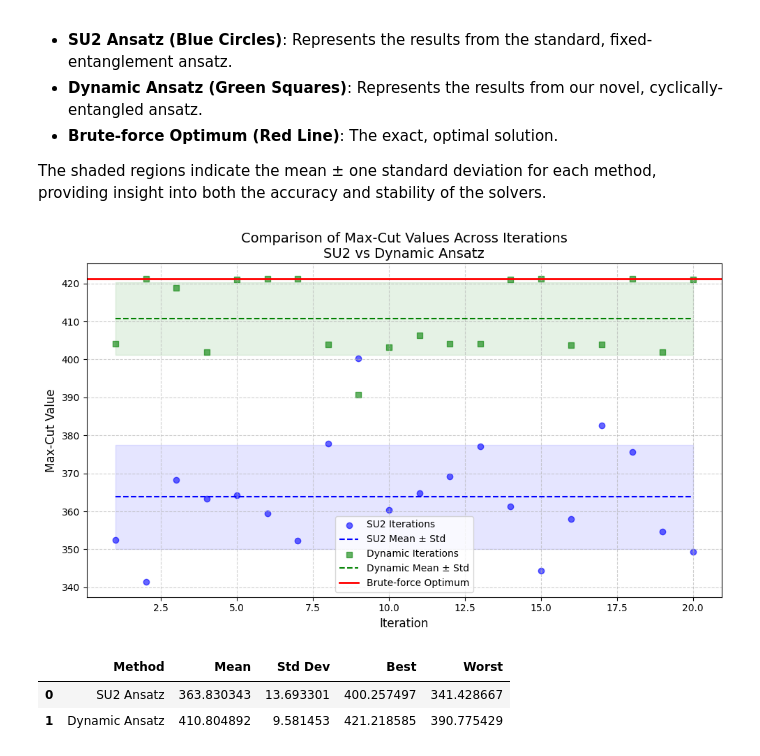
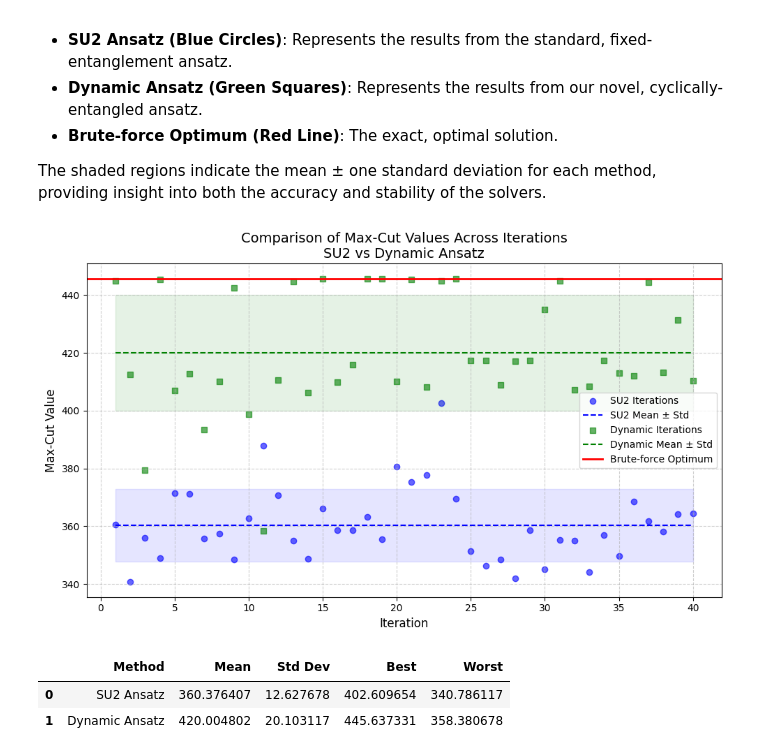
Before and after one commit to alan-ajay/Summer-internship-2025, a Jupyter notebook: ansatz_engineering.ipynb, the cells around one changed output. Saved outputs shown, nothing was run; the diff lists cells and outputs as text; code cells hidden in the pictures.

```diff
--- a/ansatz_engineering.ipynb
+++ b/ansatz_engineering.ipynb
@@ -932,7 +932,7 @@ The function executes the following steps to provide a clear performance benchma
     * It calculates the **approximation ratio** (`Quantum Cut / Classical Cut`) to quantify how close the VQE result is to the optimal solution.
     * Finally, it generates visualizations of the graph partitions found by both methods.
 # %%
-def compare_quantum_vs_bruteforce(num_nodes=8, graph_type='complete', reps=1, max_iter=20):
+def compare_quantum_vs_bruteforce(num_nodes, graph_type='complete', reps=1, max_iter=20):
     print("=== Quantum vs Classical Max-Cut Comparison ===\n")
 
     # Step 1: Create graph
@@ -950,7 +950,7 @@ def compare_quantum_vs_bruteforce(num_nodes=8, graph_type='complete', reps=1, ma
     cut_values = quantum_solver.sample_solutions(
         quantum_result['ansatz'],
         quantum_result['parameters'],
-        shots=1024
+        shots=50
     )
 
     # Find best bitstring among samples
@@ -988,11 +988,11 @@ def compare_quantum_vs_bruteforce(num_nodes=8, graph_type='complete', reps=1, ma
         'bitstring_quantum': best_bitstring,
         'bitstring_classical': classical_result['bitstring'],
         'Quantum Solver': quantum_solver,
-        'Graph': graph
+        'Graph': graph,
     }
 
 # Run comparison
-results = compare_quantum_vs_bruteforce(num_nodes=7, graph_type='complete', reps=1, max_iter=40)
+results = compare_quantum_vs_bruteforce(num_nodes=8, graph_type='complete', reps=1, max_iter=40)
 # %% [output]
 === Quantum vs Classical Max-Cut Comparison ===
 
@@ -1024,5 +1024,10 @@ results
  'Quantum Solver': <__main__.MaxCutDynamicSolver at 0x...>,
  'Graph': <networkx.classes.graph.Graph at 0x...>}
+# %%
+qs = results['Quantum Solver']
+quantum_result = qs.results
+quantum_cut_values = [-i['expectation_value'] for i in quantum_result]
+actual_cut = results['classical_cut']
 # %% [markdown]
 ## Quantum Baseline: Fixed `EfficientSU2` Ansatz
 
@@ -1147,7 +1153,7 @@ Optimized Parameters: [3.31440409 5.77735848 2.85312114 6.17180594 0.40047392 2.
 import matplotlib.pyplot as plt
 
 # Number of repetitions
-num_runs = 20
+num_runs = 40
 cut_values = []
 
 for i in range(num_runs):
@@ -1190,22 +1196,12 @@ import numpy as np
 import pandas as pd
 import matplotlib.pyplot as plt
 
-su2_values = [np.float64(352.3816960476825), np.float64(341.42866692781257),
-              np.float64(368.23460539084357), np.float64(363.3999785266488), np.float64(364.22143170809346), np.float64(359.37241452403276),
-              np.float64(352.3591252936528), np.float64(377.7977686813915), np.float64(400.25749700363775), np.float64(360.3294317672062),
-              np.float64(364.8432647376509), np.float64(369.217899264171), np.float64(377.06541606683015), np.float64(361.209861887424),
-              np.float64(344.3097182054232), np.float64(358.00616234559783), np.float64(382.5300241826439), np.float64(375.68377982641107),
-              np.float64(354.5860839382797), np.float64(349.3720417077527)]
+su2_values = cut_values
 
-dynamic_values = [
-    -404.099241, -421.193556, -418.882903, -401.847365, -421.114378,
-    -421.143653, -421.182018, -404.015365, -390.775429, -403.152067,
-    -406.308025, -404.056906, -404.107757, -421.112871, -421.218585,
-    -403.797798, -404.034420, -421.201639, -401.890496, -420.963367
-]
+dynamic_values = quantum_cut_values
 
 su2_array = np.array(su2_values)
-dynamic_array = -np.array(dynamic_values)  # negate so higher is better
+dynamic_array = np.array(dynamic_values)
 
 # Compute stats
 stats = {
@@ -1226,35 +1222,35 @@ plt.scatter(range(1, len(su2_array)+1), su2_array,
 plt.hlines(np.mean(su2_array), xmin=1, xmax=len(su2_array),
            colors="blue", linestyles="--", label="SU2 Mean ± Std")
 plt.fill_between(range(1, len(su2_array)+1),
                  np.mean(su2_array)-np.std(su2_array),
                  np.mean(su2_array)+np.std(su2_array),
                  color="blue", alpha=0.1)
 
 # Dynamic iterations
 plt.scatter(range(1, len(dynamic_array)+1), dynamic_array,
             color="green", alpha=0.6, label="Dynamic Iterations", marker="s")
 plt.hlines(np.mean(dynamic_array), xmin=1, xmax=len(dynamic_array),
            colors="green", linestyles="--", label="Dynamic Mean ± Std")
 plt.fill_between(range(1, len(dynamic_array)+1),
                  np.mean(dynamic_array)-np.std(dynamic_array),
                  np.mean(dynamic_array)+np.std(dynamic_array),
                  color="green", alpha=0.1)
 
 # Brute-force optimum
-plt.axhline(y=421.2191, color='red', linestyle='-', linewidth=2, label="Brute-force Optimum")
+plt.axhline(y=actual_cut, color='red', linestyle='-', linewidth=2, label="Brute-force Optimum")
 
 plt.title("Comparison of Max-Cut Values Across Iterations\nSU2 vs Dynamic Ansatz", fontsize=14)
 plt.xlabel("Iteration", fontsize=12)
 plt.ylabel("Max-Cut Value", fontsize=12)
 plt.legend()
 plt.grid(True, linestyle="--", alpha=0.6)
 plt.tight_layout()
 plt.show()
 
 # Display stats table
 display(stats_df)
 # %% [output]
-[figure, old version]
+[figure, new version]
 |  | Method | Mean | Std Dev | Best | Worst |
-| 0 | SU2 Ansatz | 363.830343 | 13.693301 | 400.257497 | 341.428667 |
-| 1 | Dynamic Ansatz | 410.804892 | 9.581453 | 421.218585 | 390.775429 |
+| 0 | SU2 Ansatz | 360.376407 | 12.627678 | 402.609654 | 340.786117 |
+| 1 | Dynamic Ansatz | 420.004802 | 20.103117 | 445.637331 | 358.380678 |
```
Also changed, not shown: parts of 6 cells of this notebook.
